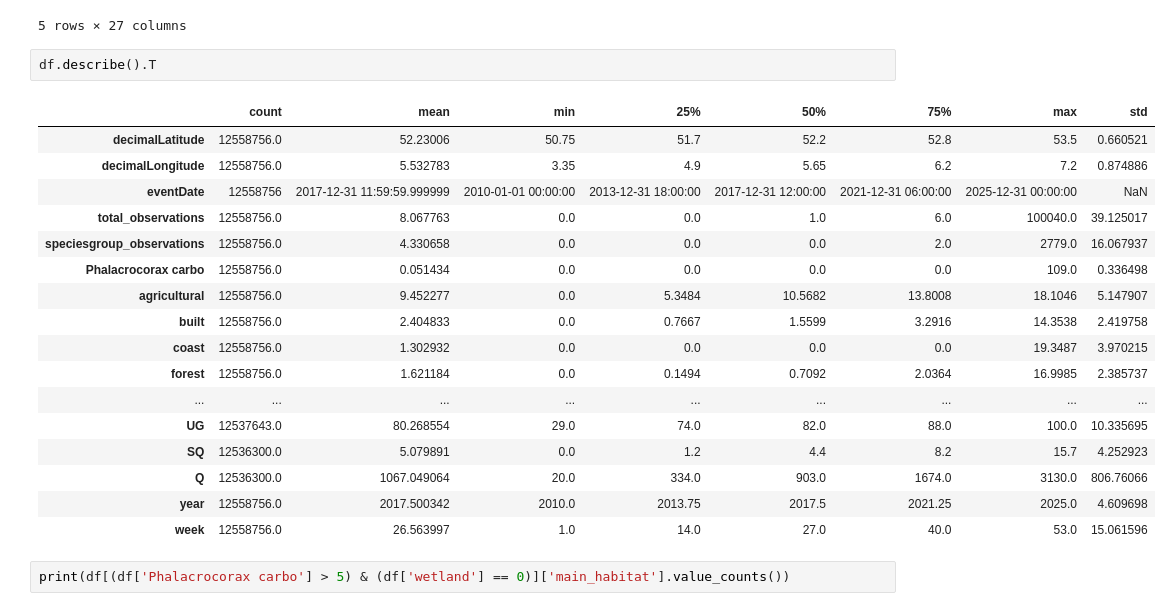
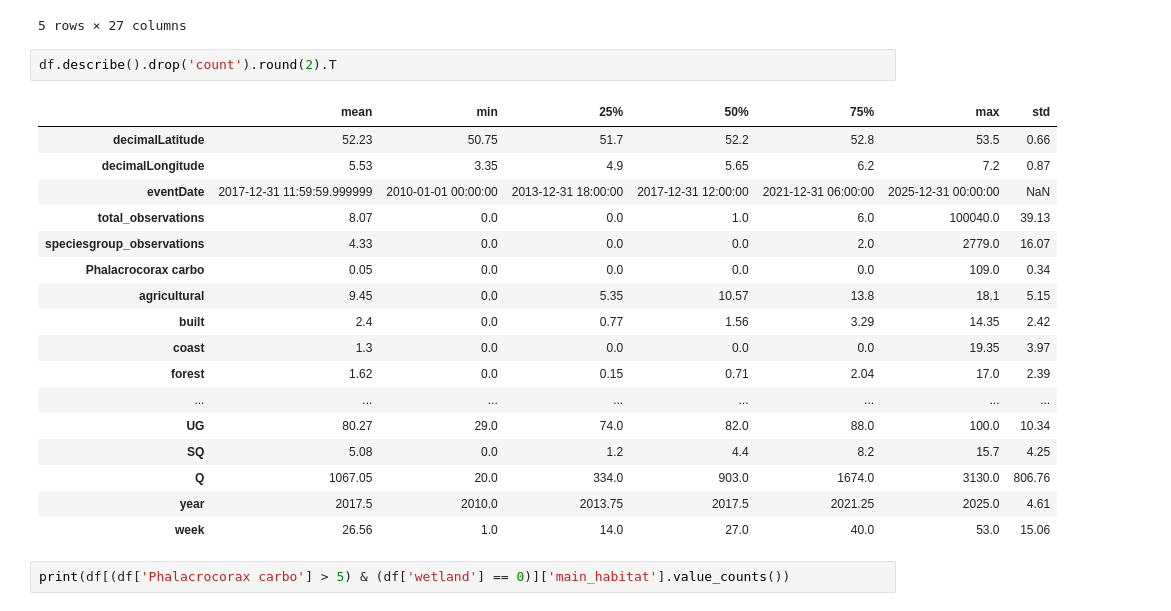
Before and after one commit to kebabzter/the-greatest-cormorant, a Jupyter notebook: notebook-final.ipynb, the cells around one changed output. Cells and saved outputs as stored; diff of their text form.

```diff
--- a/notebook-final.ipynb
+++ b/notebook-final.ipynb
@@ -281,25 +281,25 @@ df.tail(5)
 | 12558755 | 53.5 | 6.55 | 2025-12-31 | 0.0 | 0 | ... |
 5 rows × 27 columns
 # %%
-df.describe().T
+df.describe().drop('count').round(2).T
 # %% [output]
-|  | count | mean | min | 25% | 50% | 75% | max | std |
-| decimalLatitude | 12558756.0 | 52.23006 | 50.75 | 51.7 | 52.2 | 52.8 | 53.5 | 0.660521 |
-| decimalLongitude | 12558756.0 | 5.532783 | 3.35 | 4.9 | 5.65 | 6.2 | 7.2 | 0.874886 |
-| eventDate | 12558756 | 2017-12-31 11:59:59.999999 | 2010-01-01 00:00:00 | 2013-12-31 18:00:00 | 2017-12-31 12:00:00 | 2021-12-31 06:00:00 | 2025-12-31 00:00:00 | NaN |
-| total_observations | 12558756.0 | 8.067763 | 0.0 | 0.0 | 1.0 | 6.0 | 100040.0 | 39.125017 |
-| speciesgroup_observations | 12558756.0 | 4.330658 | 0.0 | 0.0 | 0.0 | 2.0 | 2779.0 | 16.067937 |
-| Phalacrocorax carbo | 12558756.0 | 0.051434 | 0.0 | 0.0 | 0.0 | 0.0 | 109.0 | 0.336498 |
-| agricultural | 12558756.0 | 9.452277 | 0.0 | 5.3484 | 10.5682 | 13.8008 | 18.1046 | 5.147907 |
-| built | 12558756.0 | 2.404833 | 0.0 | 0.7667 | 1.5599 | 3.2916 | 14.3538 | 2.419758 |
-| coast | 12558756.0 | 1.302932 | 0.0 | 0.0 | 0.0 | 0.0 | 19.3487 | 3.970215 |
-| forest | 12558756.0 | 1.621184 | 0.0 | 0.1494 | 0.7092 | 2.0364 | 16.9985 | 2.385737 |
-| ... | ... | ... | ... | ... | ... | ... | ... | ... |
-| UG | 12537643.0 | 80.268554 | 29.0 | 74.0 | 82.0 | 88.0 | 100.0 | 10.335695 |
-| SQ | 12536300.0 | 5.079891 | 0.0 | 1.2 | 4.4 | 8.2 | 15.7 | 4.252923 |
-| Q | 12536300.0 | 1067.049064 | 20.0 | 334.0 | 903.0 | 1674.0 | 3130.0 | 806.76066 |
-| year | 12558756.0 | 2017.500342 | 2010.0 | 2013.75 | 2017.5 | 2021.25 | 2025.0 | 4.609698 |
-| week | 12558756.0 | 26.563997 | 1.0 | 14.0 | 27.0 | 40.0 | 53.0 | 15.061596 |
+|  | mean | min | 25% | 50% | 75% | max | std |
+| decimalLatitude | 52.23 | 50.75 | 51.7 | 52.2 | 52.8 | 53.5 | 0.66 |
+| decimalLongitude | 5.53 | 3.35 | 4.9 | 5.65 | 6.2 | 7.2 | 0.87 |
+| eventDate | 2017-12-31 11:59:59.999999 | 2010-01-01 00:00:00 | 2013-12-31 18:00:00 | 2017-12-31 12:00:00 | 2021-12-31 06:00:00 | 2025-12-31 00:00:00 | NaN |
+| total_observations | 8.07 | 0.0 | 0.0 | 1.0 | 6.0 | 100040.0 | 39.13 |
+| speciesgroup_observations | 4.33 | 0.0 | 0.0 | 0.0 | 2.0 | 2779.0 | 16.07 |
+| Phalacrocorax carbo | 0.05 | 0.0 | 0.0 | 0.0 | 0.0 | 109.0 | 0.34 |
+| agricultural | 9.45 | 0.0 | 5.35 | 10.57 | 13.8 | 18.1 | 5.15 |
+| built | 2.4 | 0.0 | 0.77 | 1.56 | 3.29 | 14.35 | 2.42 |
+| coast | 1.3 | 0.0 | 0.0 | 0.0 | 0.0 | 19.35 | 3.97 |
+| forest | 1.62 | 0.0 | 0.15 | 0.71 | 2.04 | 17.0 | 2.39 |
+| ... | ... | ... | ... | ... | ... | ... | ... |
+| UG | 80.27 | 29.0 | 74.0 | 82.0 | 88.0 | 100.0 | 10.34 |
+| SQ | 5.08 | 0.0 | 1.2 | 4.4 | 8.2 | 15.7 | 4.25 |
+| Q | 1067.05 | 20.0 | 334.0 | 903.0 | 1674.0 | 3130.0 | 806.76 |
+| year | 2017.5 | 2010.0 | 2013.75 | 2017.5 | 2021.25 | 2025.0 | 4.61 |
+| week | 26.56 | 1.0 | 14.0 | 27.0 | 40.0 | 53.0 | 15.06 |
 # %%
 print(df[(df['Phalacrocorax carbo'] > 5) & (df['wetland'] == 0)]['main_habitat'].value_counts())
 # %% [output]
```
Also changed, not shown: parts of 2 cells of this notebook.
